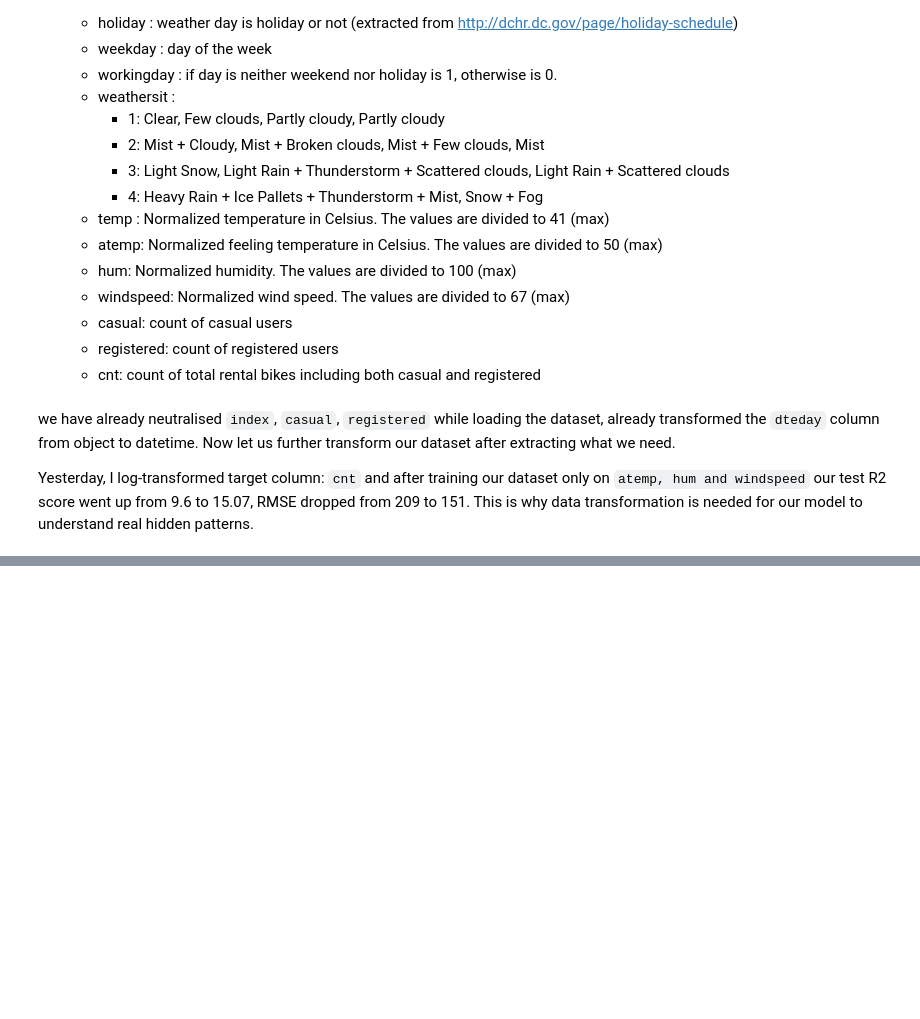
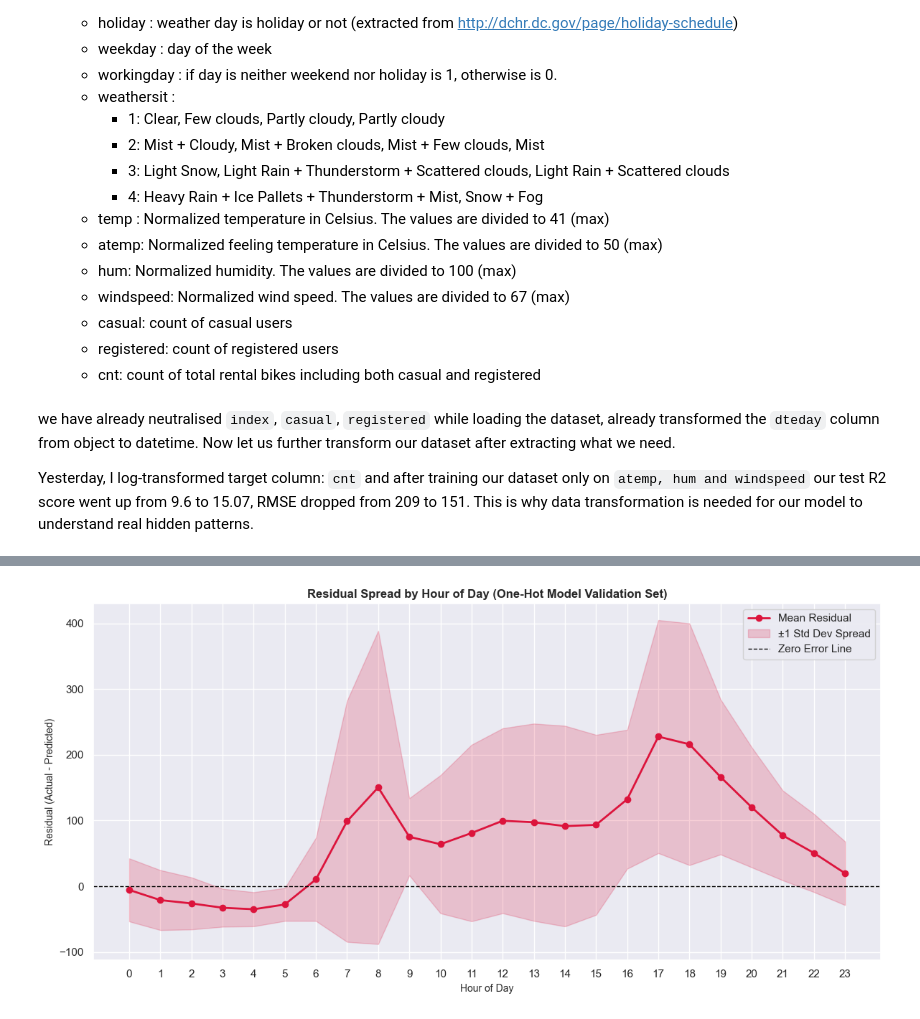
Before and after one commit to sxrthk17/ml-journey, a Jupyter notebook: linear-regression/notebooks/08_StandardError_Hypothesis_testing.ipynb, the cells around one changed output, grey strips where cells are left out. Cells and saved outputs as stored; diff of their text form; code cells hidden in the pictures; blank space fills up the shorter version.

Commit message:
Calculated day 8's Standard Error, t_statistics and p values, evaluated variant on different scales, transformations and features check em out

```diff
--- a/linear-regression/notebooks/08_StandardError_Hypothesis_testing.ipynb
+++ b/linear-regression/notebooks/08_StandardError_Hypothesis_testing.ipynb
@@ -76,0 +253,3 @@ Name: hum, Length: 17379, dtype: float64
+# %%
+X = df.iloc[:, :13]
+y = df.iloc[:, -1]
@@ -76,0 +260,11 @@ Name: hum, Length: 17379, dtype: float64
+# %%
+def split_sets_tr_val(X_train, y_train, feature_cols):
+
+    split_idx = int(len(X_train) * 0.8)
+    X_tr = X_train.iloc[:split_idx][feature_cols]
+    y_tr = y_train.iloc[:split_idx]
+
+    X_val = X_train.iloc[split_idx:][feature_cols]
+    y_val = y_train.iloc[split_idx:]
+
+    return X_tr, y_tr, X_val, y_val
@@ -76,0 +443,6 @@ Name: hum, Length: 17379, dtype: float64
+# %%
+metrics, summary , y_pred, y_val= evaluate_variant(X_tr, y_tr, X_val, y_val)
+
+print(metrics)
+
+print(summary)
@@ -76,0 +467,49 @@ Name: hum, Length: 17379, dtype: float64
+# %%
+residual = y_val - y_pred
+
+# Build hourly summary DataFrame
+hourly_summary = (
+    pd.DataFrame({'hr': hr_val_original, 'residual': residual})
+    .groupby('hr')
+    .agg(mean_residual=('residual', 'mean'), std_residual=('residual', 'std'))
+    .reset_index()
+)
+
+# Plotting with fill_between for standard deviation spread
+plt.figure(figsize=(12, 6))
+
+plt.plot(
+    hourly_summary['hr'],
+    hourly_summary['mean_residual'],
+    marker='o',
+    color='crimson',
+    linewidth=2,
+    label='Mean Residual',
+)
+
+plt.fill_between(
+    hourly_summary['hr'],
+    hourly_summary['mean_residual'] - hourly_summary['std_residual'],
+    hourly_summary['mean_residual'] + hourly_summary['std_residual'],
+    color='crimson',
+    alpha=0.2,
+    label='±1 Std Dev Spread',
+)
+
+plt.axhline(
+    0, color='black', linestyle='--', linewidth=1, label='Zero Error Line'
+)
+
+plt.title(
+    'Residual Spread by Hour of Day (One-Hot Model Validation Set)',
+    fontsize=12,
+    fontweight='bold',
+)
+plt.xlabel('Hour of Day', fontsize=10)
+plt.ylabel('Residual (Actual - Predicted)', fontsize=10)
+plt.xticks(range(24))
+plt.legend()
+plt.tight_layout()
+plt.show()
+# %% [output]
+[figure, added]
```
Also changed, not shown: parts of 59 cells of this notebook.
